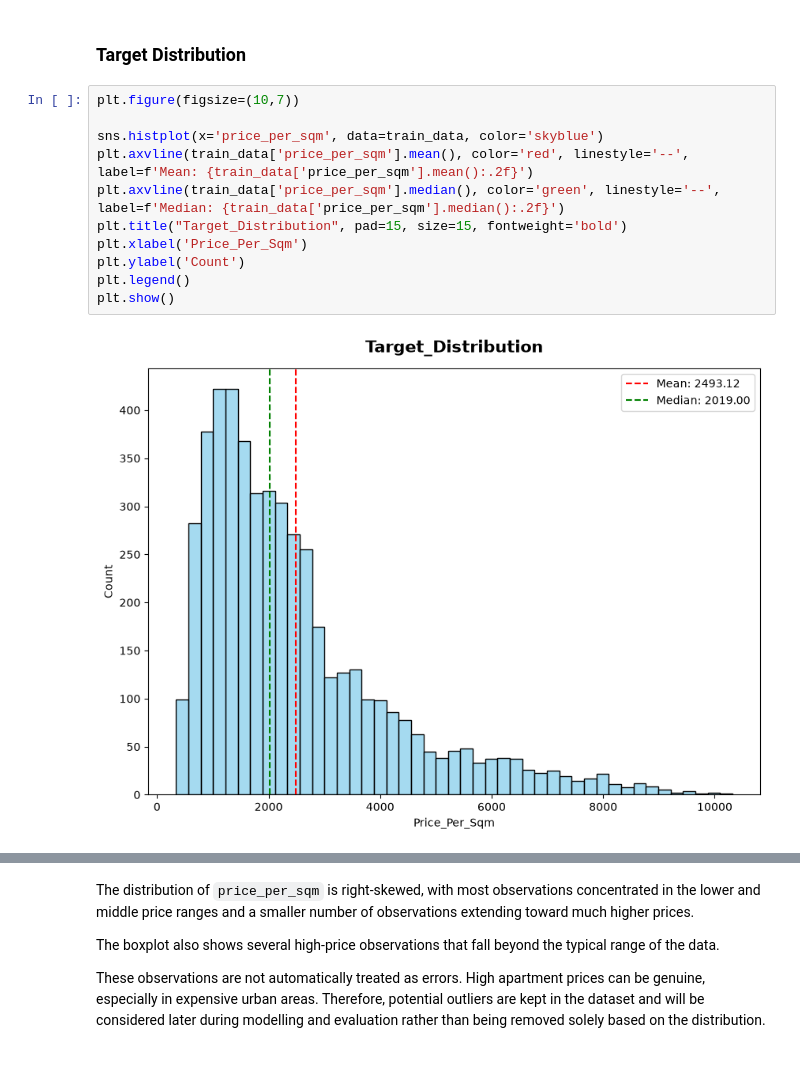
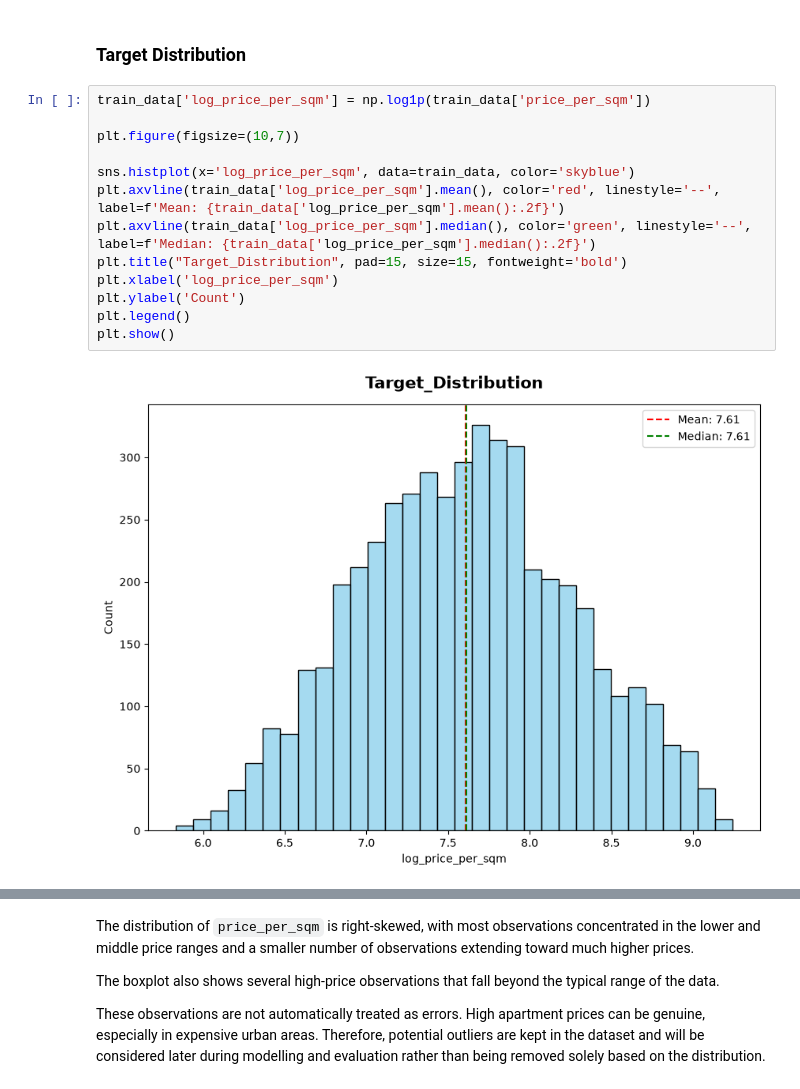
Before and after one commit to Amila-codes/housing-affordability-fi, a Jupyter notebook: notebooks/Capstone.ipynb, the cells around one changed output, grey strips where cells are left out. Saved outputs shown, nothing was run; the diff lists cells and outputs as text.

```diff
--- a/notebooks/Capstone.ipynb
+++ b/notebooks/Capstone.ipynb
@@ -1167,18 +1167,20 @@ The distributions suggest that some numerical variables may benefit from transfo
 # %% [markdown]
 ### Target Distribution
 # %%
+train_data['log_price_per_sqm'] = np.log1p(train_data['price_per_sqm'])
+
 plt.figure(figsize=(10,7))
 
-sns.histplot(x='price_per_sqm', data=train_data, color='skyblue')
-plt.axvline(train_data['price_per_sqm'].mean(), color='red', linestyle='--', label=f'Mean: {train_data['price_per_sqm'].mean():.2f}')
-plt.axvline(train_data['price_per_sqm'].median(), color='green', linestyle='--', label=f'Median: {train_data['price_per_sqm'].median():.2f}')
+sns.histplot(x='log_price_per_sqm', data=train_data, color='skyblue')
+plt.axvline(train_data['log_price_per_sqm'].mean(), color='red', linestyle='--', label=f'Mean: {train_data['log_price_per_sqm'].mean():.2f}')
+plt.axvline(train_data['log_price_per_sqm'].median(), color='green', linestyle='--', label=f'Median: {train_data['log_price_per_sqm'].median():.2f}')
 plt.title("Target_Distribution", pad=15, size=15, fontweight='bold')
-plt.xlabel('Price_Per_Sqm')
+plt.xlabel('log_price_per_sqm')
 plt.ylabel('Count')
 plt.legend()
 plt.show()
 # %% [output]
-[figure, old version]
+[figure, new version]
 # %%
 plt.figure(figsize=(8,7))
 
```
Also changed, not shown: parts of 40 cells of this notebook.
